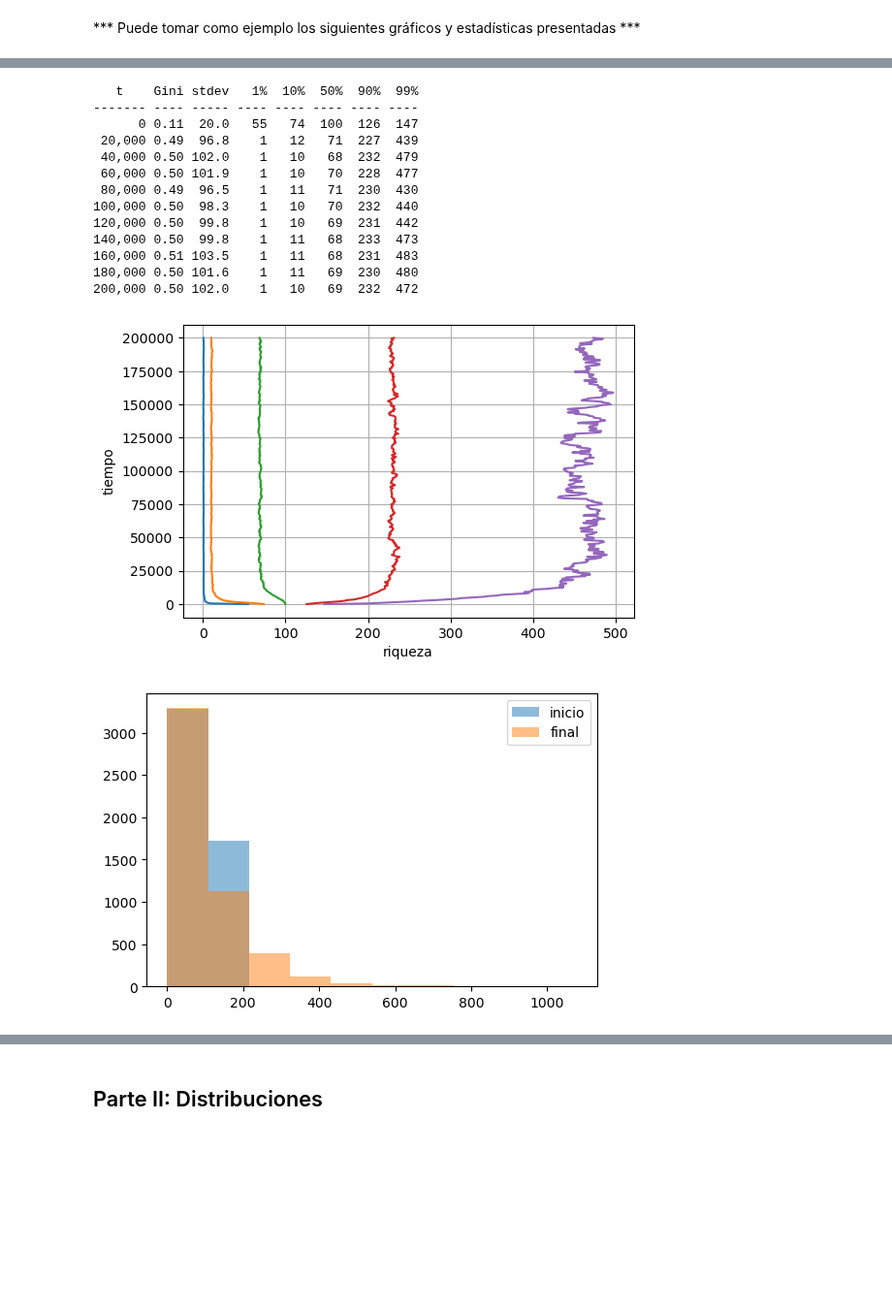
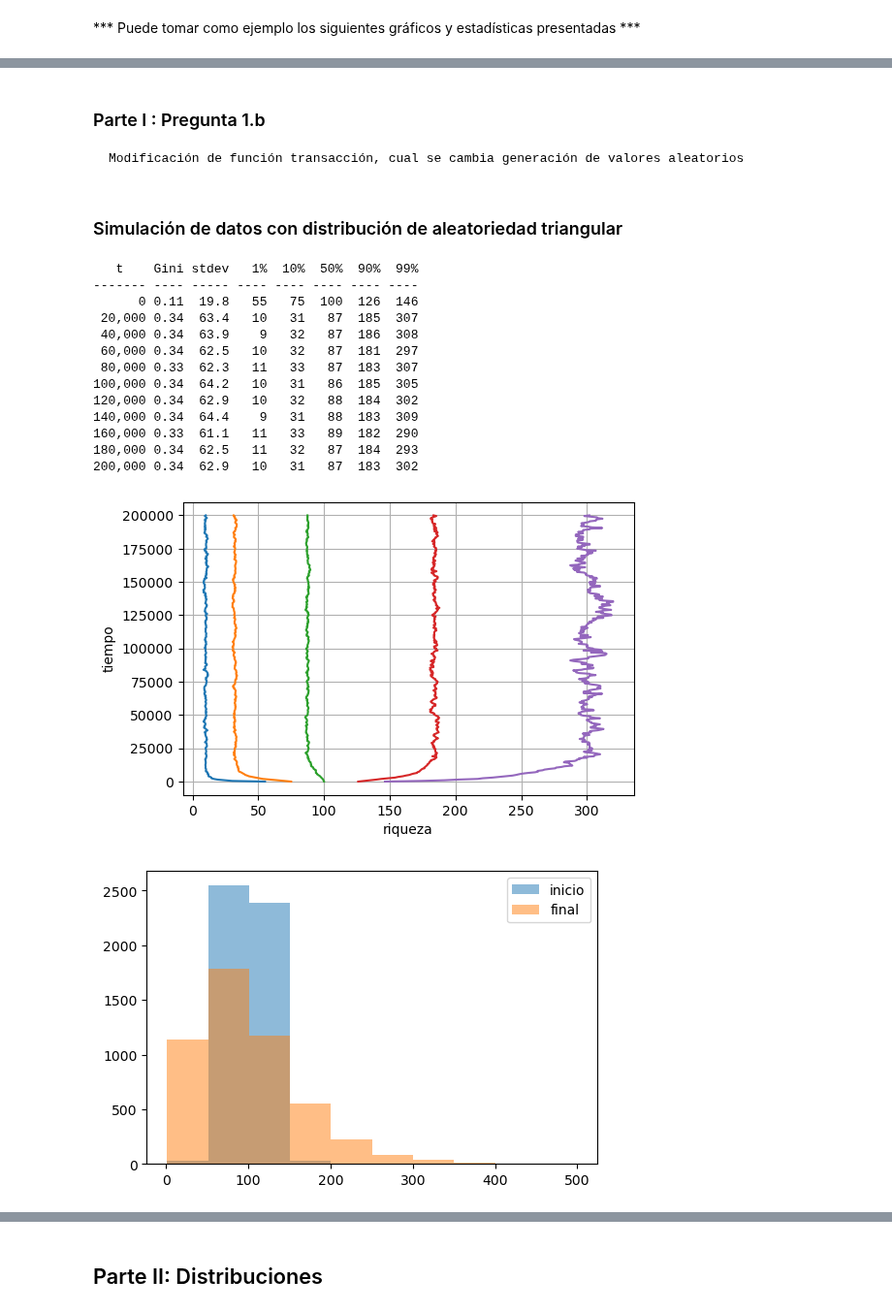
Before and after one commit to estebantejeda/INFO274, a Jupyter notebook: Proyecto/ProyectoUnidad1.ipynb, the cells around one changed output, grey strips where cells are left out. Shown at 97% size. Saved outputs shown, nothing was run; the diff lists cells and outputs as text; code cells hidden in the pictures; blank space fills up the shorter version.

Commit message:
Actualiza datos

```diff
--- a/Proyecto/ProyectoUnidad1.ipynb
+++ b/Proyecto/ProyectoUnidad1.ipynb
@@ -93,6 +96,12 @@ def transaccion(A, B):
     parte1 = random.uniform(0,pozo)
     return parte1, pozo - parte1
 
+def transaccion_triangular(A, B):
+    "Reune el dinero de A y B en un pozo y luego lo distribuye aleatoriamente entre los dos actores."
+    pozo = A + B
+    parte1 = random.triangular(0,pozo)
+    return parte1, pozo - parte1
+
 def transaccion_injusta(A, B): return random.choice(([A + B, 0], [0, A + B]))
 
 def interaccion(N): return random.sample(range(N), 2)
@@ -116,6 +133,6 @@ def simula(dinerop, T):
 *** Ejemplo de la simulación con una poblacion, donde los cuatro actores inician con 100$ y 8 iteraciones ***
 # %%
 #Ejemplo simple de simular una población de 4 actores, con $100 cada uno inicialmente y 8 iteraciones:
-for pop in simula([100] * 4, 8):
+for pop in simula([120] * 4, 8):
     print(pop)
 # %% [output]
@@ -137,7 +154,7 @@ def percent(pct, items):
     "Devuelve el item que corresponde al porcentaje pct (acumulado) en la lista ordenada de items."
     return items[min(len(items)-1, len(items) * pct // 100)]
 
-def show(dinerop, k=40, percentiles=(1, 10, 50, 90, 99), **kwargs):
+def show1(dinerop, k=40, percentiles=(1, 10, 50, 90, 99), **kwargs):
     "Ejecuta simulación en k*N pasos, imprimiendo estadísticos y desplegando un histograma. "
     N = len(dinerop)
     inicio = list(dinerop)
@@ -165,3 +182,32 @@ def show(dinerop, k=40, percentiles=(1, 10, 50, 90, 99), **kwargs):
     plt.hist(pop,label='final', range=R,alpha=0.5)
     plt.legend(loc='upper right')
     plt.show()
+
+def show2(dinerop, k=40, percentiles=(1, 10, 50, 90, 99), **kwargs):
+    "Ejecuta simulación en k*N pasos, imprimiendo estadísticos y desplegando un histograma. "
+    N = len(dinerop)
+    inicio = list(dinerop)
+    resultado = [(t, sorted(pop)) # Ordena resultados para poder calcular percentiles
+               for (t, pop) in enumerate(simula_TGR(dinerop, k * N, **kwargs))
+               if t % (N / 10) == 0]
+    times = [t for (t, pop) in resultado]
+    # Printout:
+    print('   t    Gini stdev' + (' {:3d}%' * len(percentiles)).format(*percentiles))
+    print('------- ---- -----' + ' ----' * len(percentiles))
+    fmt = '{:7,d} {:.2f} {:5.1f}' + ' {:4.0f}' * len(percentiles)
+    for (t, pop) in resultado:
+        if t % (4 * N) == 0:
+            data = [percent(pct, pop) for pct in percentiles]
+            print(fmt.format(t, gini(pop), statistics.stdev(pop), *data))
+    # Plot:
+    plt.xlabel('riqueza'); plt.ylabel('tiempo'); plt.grid(True)
+    for pct in percentiles:
+        line = [percent(pct, pop) for (t, pop) in resultado]
+        plt.plot(line, times)
+    plt.show()
+    # Histogram:
+    R = (min(pop+inicio), max(pop+inicio))
+    plt.hist(inicio, label='inicio',range=R, alpha=0.5)
+    plt.hist(pop,label='final', range=R,alpha=0.5)
+    plt.legend(loc='upper right')
+    plt.show()
@@ -168,23 +251,30 @@ def show(dinerop, k=40, percentiles=(1, 10, 50, 90, 99), **kwargs):
+# %% [markdown]
+### Parte I : Pregunta 1.b
+
+    Modificación de función transacción, cual se cambia generación de valores aleatorios
+# %% [markdown]
+### Simulación de datos con distribución de aleatoriedad  triangular
 # %%
 N  = 5000 # Tamaño de la población
-MU = 100. # Dinero medio en la población
+MU = 100 # Dinero medio en la población
 
+#dinerop = [random.uniform(MU,MU/7) for actor in range(N)]
 dinerop = [random.gauss(mu=MU, sigma=MU/5) for actor in range(N)]
 
-show(dinerop)
+show2(dinerop)
 # %% [output]
    t    Gini stdev   1%  10%  50%  90%  99%
 ------- ---- ----- ---- ---- ---- ---- ----
-      0 0.11  20.0   55   74  100  126  147
- 20,000 0.49  96.8    1   12   71  227  439
- 40,000 0.50 102.0    1   10   68  232  479
- 60,000 0.50 101.9    1   10   70  228  477
- 80,000 0.49  96.5    1   11   71  230  430
-100,000 0.50  98.3    1   10   70  232  440
-120,000 0.50  99.8    1   10   69  231  442
-140,000 0.50  99.8    1   11   68  233  473
-160,000 0.51 103.5    1   11   68  231  483
-180,000 0.50 101.6    1   11   69  230  480
-200,000 0.50 102.0    1   10   69  232  472
+      0 0.11  19.8   55   75  100  126  146
+ 20,000 0.34  63.4   10   31   87  185  307
+ 40,000 0.34  63.9    9   32   87  186  308
+ 60,000 0.34  62.5   10   32   87  181  297
+ 80,000 0.33  62.3   11   33   87  183  307
+100,000 0.34  64.2   10   31   86  185  305
+120,000 0.34  62.9   10   32   88  184  302
+140,000 0.34  64.4    9   31   88  183  309
+160,000 0.33  61.1   11   33   89  182  290
+180,000 0.34  62.5   11   32   87  184  293
+200,000 0.34  62.9   10   31   87  183  302
-[figure, old version]
+[figure, new version]
-[figure, old version]
+[figure, new version]
```
Also changed, not shown: parts of 9 cells of this notebook.
